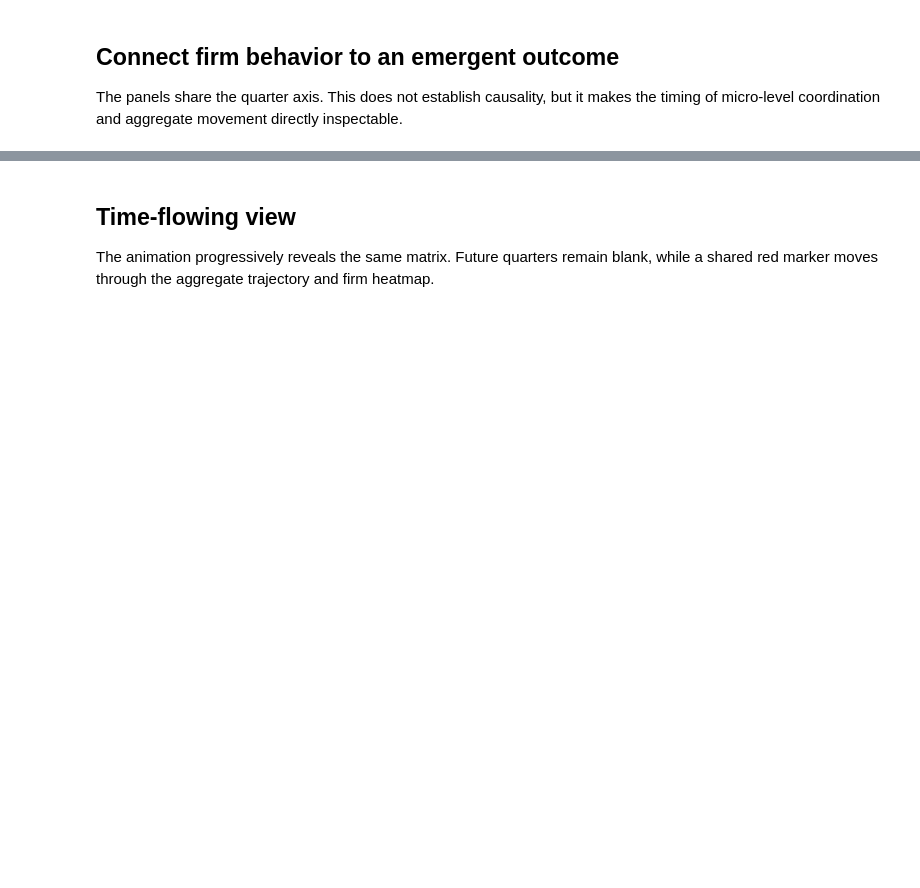
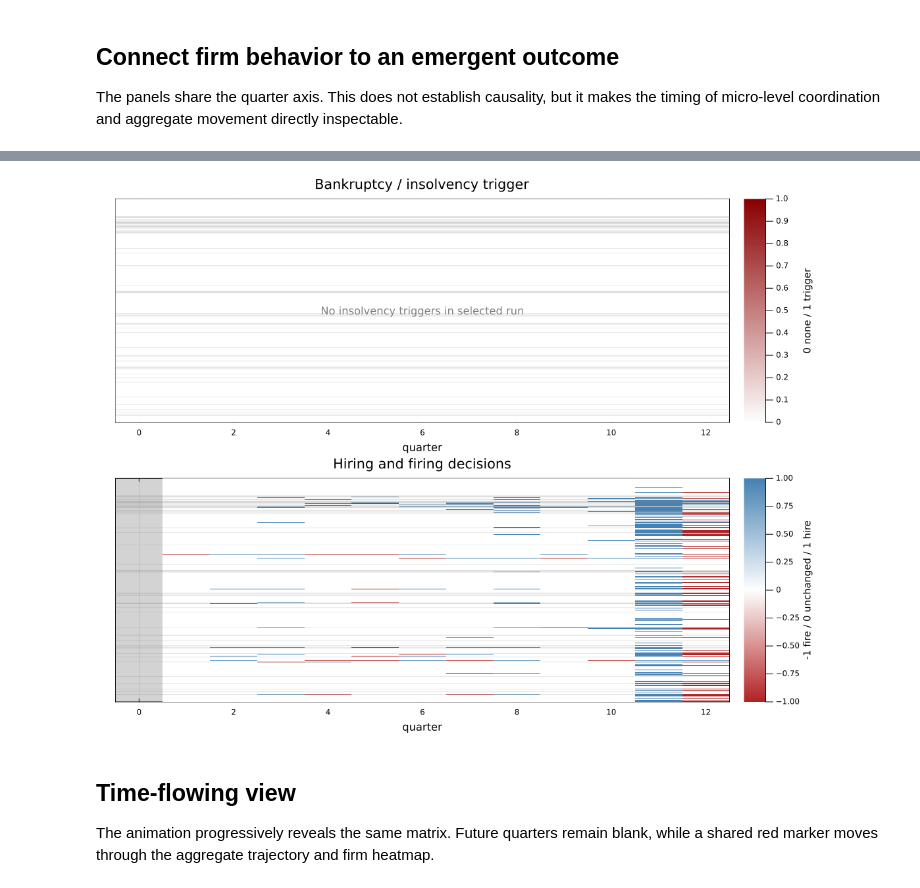
Before and after one commit to danielbandrade/BeforeIT-dba, a Jupyter notebook: dba-studies/machine-learning/explanation-traces/explanation-trace-eda.ipynb, the cells around one changed output, grey strips where cells are left out. Drawn from its saved outputs; the diff is of its cells as text; code cells hidden in the pictures; blank space fills up the shorter version.

```diff
--- a/dba-studies/machine-learning/explanation-traces/explanation-trace-eda.ipynb
+++ b/dba-studies/machine-learning/explanation-traces/explanation-trace-eda.ipynb
@@ -192,3 +227,62 @@ plot(aggregate_plot, firm_heatmap(firm_state, heatmap_values); layout = (2, 1),
+# %%
+transition_data = firm_transition_panel(paths)
+bankruptcy_state = firm_matrix(transition_data, :bankruptcy_trigger)
+employment_state = firm_matrix(transition_data, :employment_decision_direction)
+
+function transition_heatmap(
+    state; title, palette, color_limits, colorbar_title, empty_message = nothing,
+)
+    chart = heatmap(
+        state.quarters, collect(axes(state.values, 1)), state.values;
+        xlabel = "quarter",
+        ylabel = "firms (sector, persistent ID)",
+        title,
+        color = palette,
+        colorbar = true,
+        colorbar_title,
+        clims = color_limits,
+        background_color_inside = :lightgray,
+        yflip = true,
+        yticks = false,
+        legend = false,
+    )
+    boundaries = [
+        row for row in 1:(length(state.sectors) - 1)
+        if state.sectors[row] != state.sectors[row + 1]
+    ]
+    isempty(boundaries) || hline!(
+        chart, boundaries .+ 0.5;
+        color = :gray, alpha = 0.35, linewidth = 0.5, label = false,
+    )
+    if !isnothing(empty_message) && !any(value -> isfinite(value) && value == 1, state.values)
+        annotate!(
+            chart,
+            (first(state.quarters) + last(state.quarters)) / 2,
+            (first(axes(state.values, 1)) + last(axes(state.values, 1))) / 2,
+            text(empty_message, 11, :gray),
+        )
+    end
+    return chart
+end
+
+bankruptcy_plot = transition_heatmap(
+    bankruptcy_state;
+    title = "Bankruptcy / insolvency trigger",
+    palette = cgrad([:white, :darkred]),
+    color_limits = (0, 1),
+    colorbar_title = "0 none / 1 trigger",
+    empty_message = "No insolvency triggers in selected run",
+)
+employment_plot = transition_heatmap(
+    employment_state;
+    title = "Hiring and firing decisions",
+    palette = cgrad([:firebrick, :white, :steelblue]),
+    color_limits = (-1, 1),
+    colorbar_title = "-1 fire / 0 unchanged / 1 hire",
+)
+plot(bankruptcy_plot, employment_plot; layout = (2, 1), size = (1100, 850))
+# %% [output]
+[figure, added]
 # %% [markdown]
 ## Time-flowing view
 
```
Also changed, not shown: parts of 7 cells of this notebook, 3 other files.
